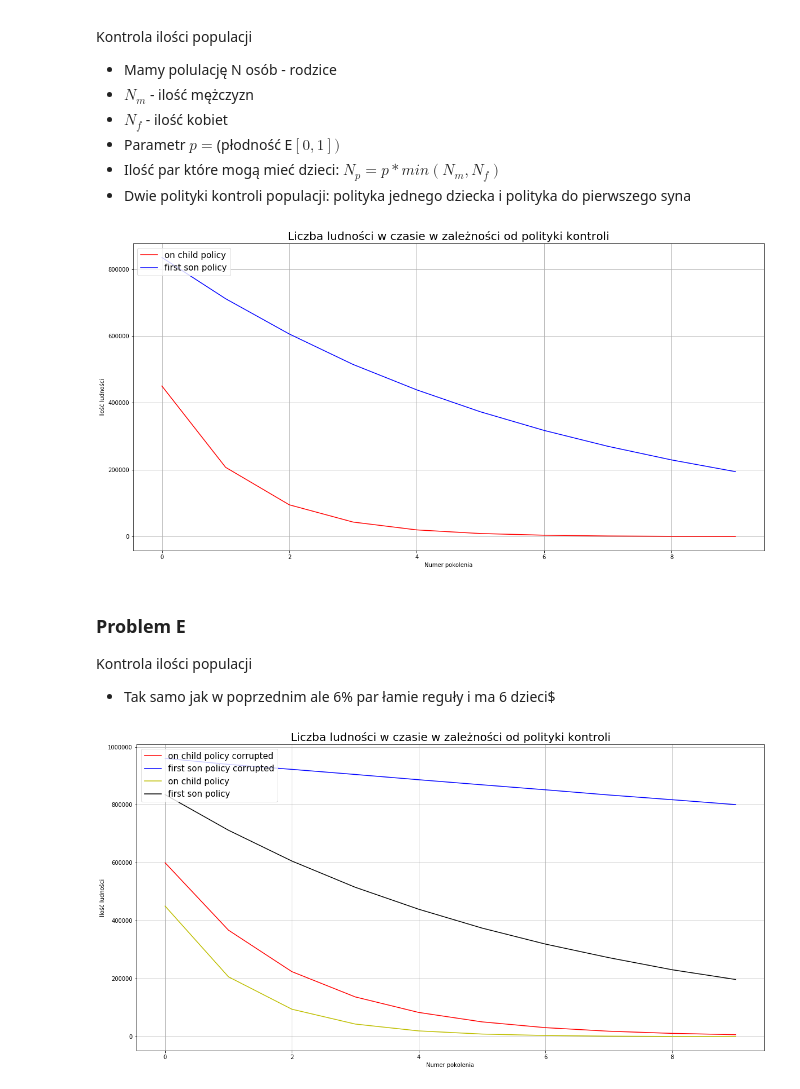
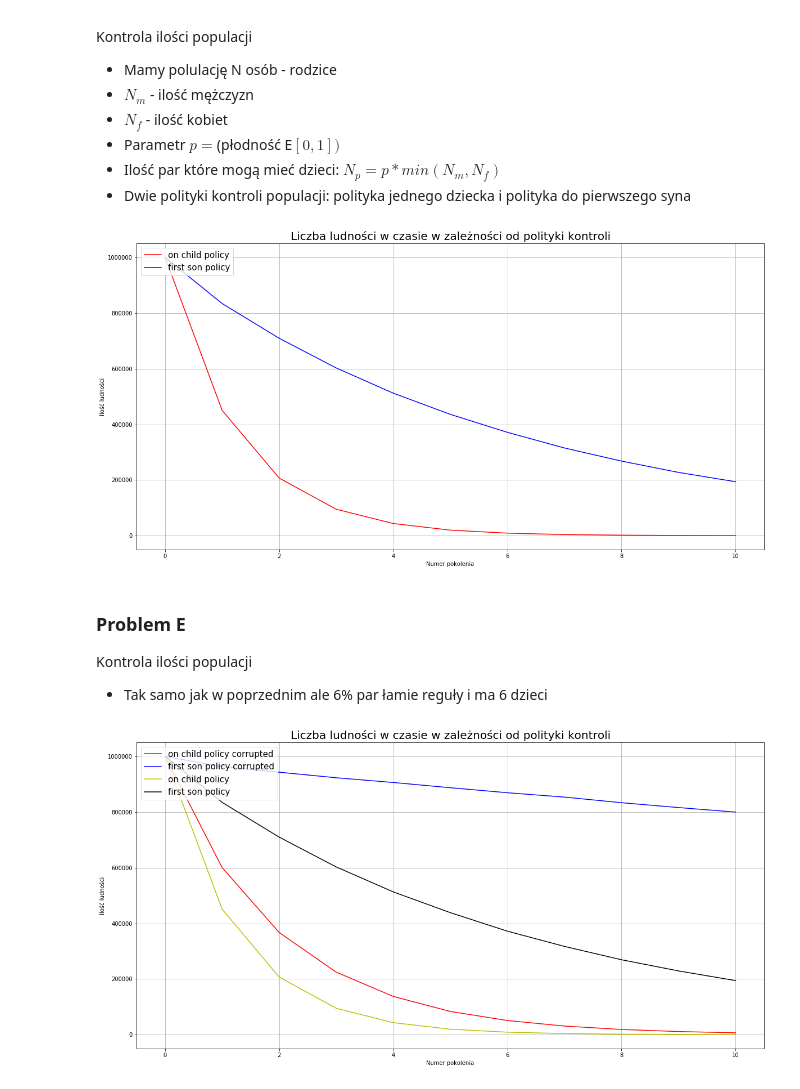
Before and after one commit to pajelonek/Statistical_Methods, a Jupyter notebook: Statystyka_4.ipynb, the cells around one changed output. Cells and saved outputs as stored; diff of their text form; code cells hidden in the pictures.

```diff
--- a/Statystyka_4.ipynb
+++ b/Statystyka_4.ipynb
@@ -205,6 +205,7 @@ class Generation:
 # %%
 def simulate_generation_one_child(n: int, generation: object) -> list:
     people_history = []
+    people_history.append(generation.number_of_men + generation.number_of_women)
     for i in range(n):
         generation.one_child_policy()
         people_history.append(generation.number_of_men + generation.number_of_women)
@@ -212,6 +213,7 @@ def simulate_generation_one_child(n: int, generation: object) -> list:
 # %%
 def simulate_generation_first_son(n: int, generation: object) -> list:
     people_history = []
+    people_history.append(generation.number_of_men + generation.number_of_women)
     for i in range(n):
         generation.first_son_policy()
         people_history.append(generation.number_of_men + generation.number_of_women)
@@ -224,8 +226,8 @@ p = 0.92
 generations = 10
 ys = simulate_generation_one_child(generations, Generation(N * m, N * f, p))
 yss = simulate_generation_first_son(generations, Generation(N * m, N * f, p))
-plt.plot(np.arange(0, 10), ys, color='r', label='on child policy')
-plt.plot(np.arange(0, 10), yss, color='b', label='first son policy')
+plt.plot(np.arange(0, 11), ys, color='r', label='on child policy')
+plt.plot(np.arange(0, 11), yss, color='b', label='first son policy')
 plt.xlabel('Numer pokolenia')
 plt.ylabel('Ilość ludności')
 plt.grid()
@@ -233,11 +235,11 @@ plt.legend(loc='upper left', prop={'size': 15})
 plt.title('Liczba ludności w czasie w zależności od polityki kontroli')
 plt.show()
 # %% [output]
-[figure, old version]
+[figure, new version]
 # %% [markdown]
 ### Problem E
 Kontrola ilości populacji
-- Tak samo jak w poprzednim ale 6% par łamie reguły i ma 6 dzieci$
+- Tak samo jak w poprzednim ale 6% par łamie reguły i ma 6 dzieci
 # %%
 class GenerationCorrupted:
     def __init__(self, number_of_men: int, number_of_women: int, potency: int, lawbreakers: float):
@@ -307,23 +309,23 @@ class GenerationCorrupted:
 # %%
 N = 1000000
 m = 0.51
 f = 0.49
 p = 0.92
 generations = 10
 lawbreakers = 0.06
 ys = simulate_generation_one_child(generations, GenerationCorrupted(N * m, N * f, p, lawbreakers))
 yss = simulate_generation_first_son(generations, GenerationCorrupted(N * m, N * f, p, lawbreakers))
 ysss = simulate_generation_one_child(generations, Generation(N * m, N * f, p))
 yssss = simulate_generation_first_son(generations, Generation(N * m, N * f, p))
-plt.plot(np.arange(0, 10), ys, color='r', label='on child policy corrupted')
-plt.plot(np.arange(0, 10), yss, color='b', label='first son policy corrupted')
-plt.plot(np.arange(0, 10), ysss, color='y', label='on child policy')
-plt.plot(np.arange(0, 10), yssss, color='black', label='first son policy')
+plt.plot(np.arange(0, 11), ys, color='r', label='on child policy corrupted')
+plt.plot(np.arange(0, 11), yss, color='b', label='first son policy corrupted')
+plt.plot(np.arange(0, 11), ysss, color='y', label='on child policy')
+plt.plot(np.arange(0, 11), yssss, color='black', label='first son policy')
 plt.xlabel('Numer pokolenia')
 plt.ylabel('Ilość ludności')
 plt.grid()
 plt.legend(loc='upper left', prop={'size': 15})
 plt.title('Liczba ludności w czasie w zależności od polityki kontroli')
 plt.show()
 # %% [output]
-[figure, old version]
+[figure, new version]
```
Also changed, not shown: parts of 1 cell of this notebook.
